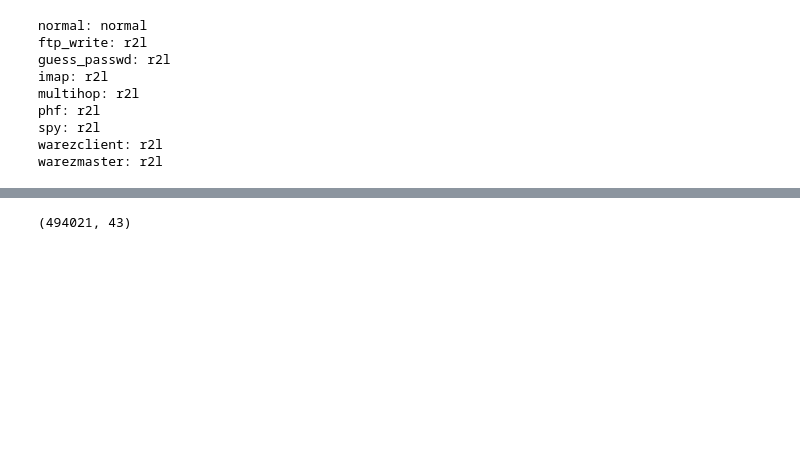
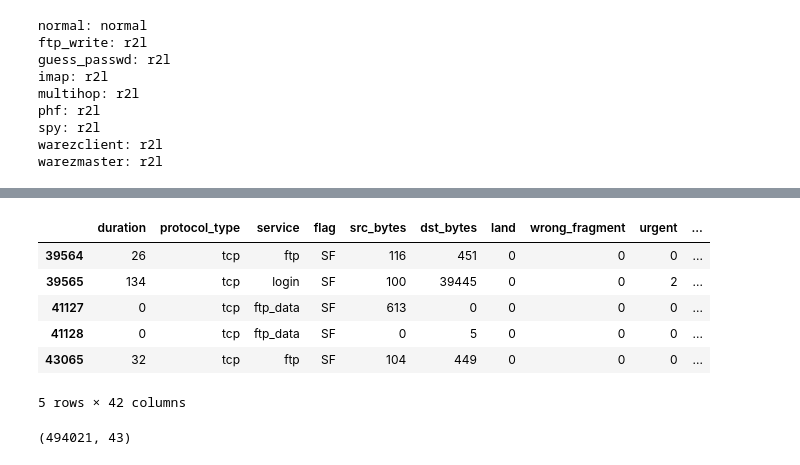
Before and after one commit to Pickles91/intrusion-detection-system-using-decision-trees, a Jupyter notebook: IDS_for_R2l_with_DT.ipynb, the cells around one changed output, grey strips where cells are left out. Cells and saved outputs as stored; diff of their text form; code cells hidden in the pictures; blank space fills up the shorter version.

```diff
--- a/IDS_for_R2l_with_DT.ipynb
+++ b/IDS_for_R2l_with_DT.ipynb
@@ -201,8 +201,3 @@ warezmaster: r2l
 # %%
 path = "/content/drive/MyDrive/ids-using-dt/kddcup.data_10_percent.gz"
 df = pd.read_csv(path,names=columns)
-
-#Adding Attack Type column
-df['Attack Type'] = df.target.apply(lambda r:attacks_types[r[:-1]])
-
-df.head()
@@ -216,0 +204,12 @@ df.head()
+# %%
+# Define normal traffic
+normal_traffic = df[df.iloc[:,41] == 'normal.']
+
+# Define malicious traffic belonging to R2L category
+ftp_write_traffic = df[df.iloc[:,41] == 'ftp_write.']
+guess_passwd_traffic = df[df.iloc[:,41] == 'guess_passwd.']
+imap_traffic = df[df.iloc[:,41] == 'imap.']
+multihop_traffic = df[df.iloc[:,41] == 'multihop.']
+phf_traffic = df[df.iloc[:,41] == 'phf.']
+warezclient_traffic = df[df.iloc[:,41] == 'warezclient.']
+warezmaster_traffic = df[df.iloc[:,41] == 'warezmaster.']
@@ -217,3 +227,14 @@ df.head()
+# %%
+# View each feature in the tested R2L traffic
+pd.DataFrame(ftp_write_traffic).head()
+# %% [output]
+|  | duration | protocol_type | service | flag | src_bytes | dst_bytes | land | wrong_fragment | urgent | ... |
+| 39564 | 26 | tcp | ftp | SF | 116 | 451 | 0 | 0 | 0 | ... |
+| 39565 | 134 | tcp | login | SF | 100 | 39445 | 0 | 0 | 2 | ... |
+| 41127 | 0 | tcp | ftp_data | SF | 613 | 0 | 0 | 0 | 0 | ... |
+| 41128 | 0 | tcp | ftp_data | SF | 0 | 5 | 0 | 0 | 0 | ... |
+| 43065 | 32 | tcp | ftp | SF | 104 | 449 | 0 | 0 | 0 | ... |
+5 rows × 42 columns
 # %%
 # Shape of dataframe and getting data type of each feature
 df.shape
```
Also changed, not shown: parts of 3 cells of this notebook.
